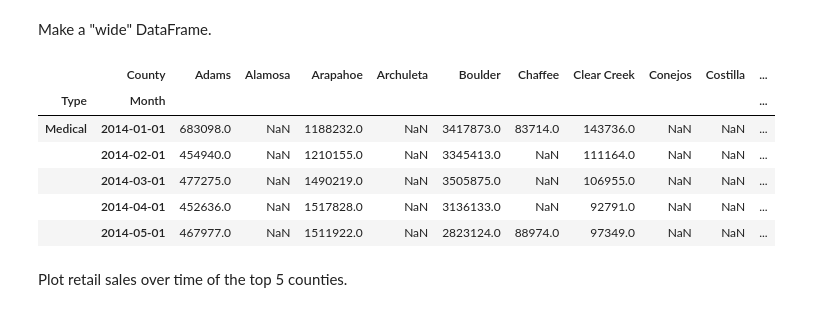
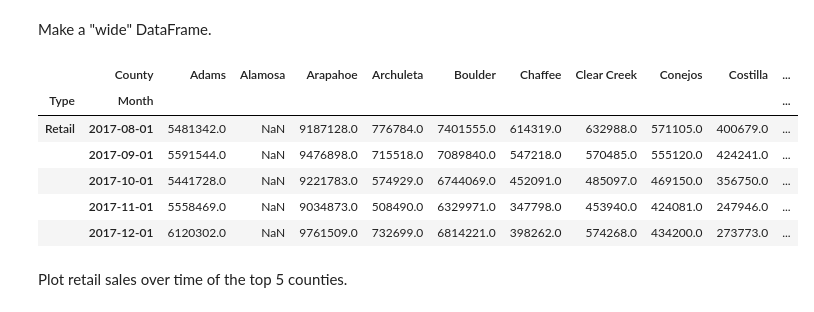
Before and after one commit to brianckeegan/cannabis_data, a Jupyter notebook: CO_Marijuana_Sales_Data.ipynb, the cells around one changed output. Saved outputs shown, nothing was run; the diff lists cells and outputs as text; code cells hidden in the pictures.

```diff
--- a/CO_Marijuana_Sales_Data.ipynb
+++ b/CO_Marijuana_Sales_Data.ipynb
@@ -155,15 +177,15 @@ combined_df.head(10)
 Make a "wide" DataFrame.
 # %%
 wide_df = combined_df.set_index(['Type','Month','County'])['Sales'].unstack('County')
-wide_df.head()
+wide_df.tail()
 # %% [output]
 |  | County | Adams | Alamosa | Arapahoe | Archuleta | Boulder | Chaffee | Clear Creek | Conejos | Costilla | ... |
 | Type | Month |  |  |  |  |  |  |  |  |  | ... |
-| Medical | 2014-01-01 | 683098.0 | NaN | 1188232.0 | NaN | 3417873.0 | 83714.0 | 143736.0 | NaN | NaN | ... |
-|  | 2014-02-01 | 454940.0 | NaN | 1210155.0 | NaN | 3345413.0 | NaN | 111164.0 | NaN | NaN | ... |
-|  | 2014-03-01 | 477275.0 | NaN | 1490219.0 | NaN | 3505875.0 | NaN | 106955.0 | NaN | NaN | ... |
-|  | 2014-04-01 | 452636.0 | NaN | 1517828.0 | NaN | 3136133.0 | NaN | 92791.0 | NaN | NaN | ... |
-|  | 2014-05-01 | 467977.0 | NaN | 1511922.0 | NaN | 2823124.0 | 88974.0 | 97349.0 | NaN | NaN | ... |
+| Retail | 2017-08-01 | 5481342.0 | NaN | 9187128.0 | 776784.0 | 7401555.0 | 614319.0 | 632988.0 | 571105.0 | 400679.0 | ... |
+|  | 2017-09-01 | 5591544.0 | NaN | 9476898.0 | 715518.0 | 7089840.0 | 547218.0 | 570485.0 | 555120.0 | 424241.0 | ... |
+|  | 2017-10-01 | 5441728.0 | NaN | 9221783.0 | 574929.0 | 6744069.0 | 452091.0 | 485097.0 | 469150.0 | 356750.0 | ... |
+|  | 2017-11-01 | 5558469.0 | NaN | 9034873.0 | 508490.0 | 6329971.0 | 347798.0 | 453940.0 | 424081.0 | 247946.0 | ... |
+|  | 2017-12-01 | 6120302.0 | NaN | 9761509.0 | 732699.0 | 6814221.0 | 398262.0 | 574268.0 | 434200.0 | 273773.0 | ... |
 # %% [markdown]
 Plot retail sales over time of the top 5 counties.
 # %%
```
Also changed, not shown: parts of 23 cells of this notebook.
